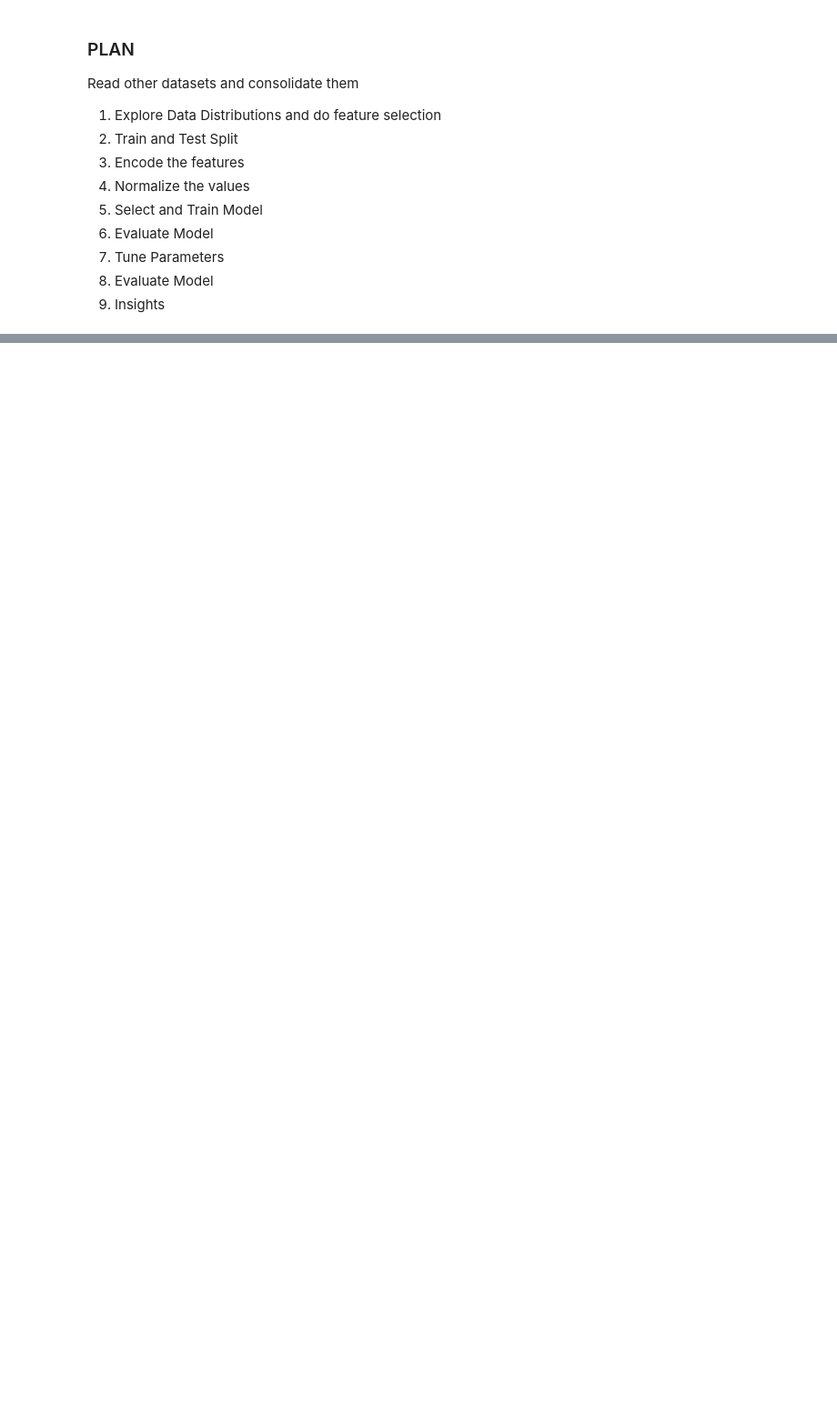
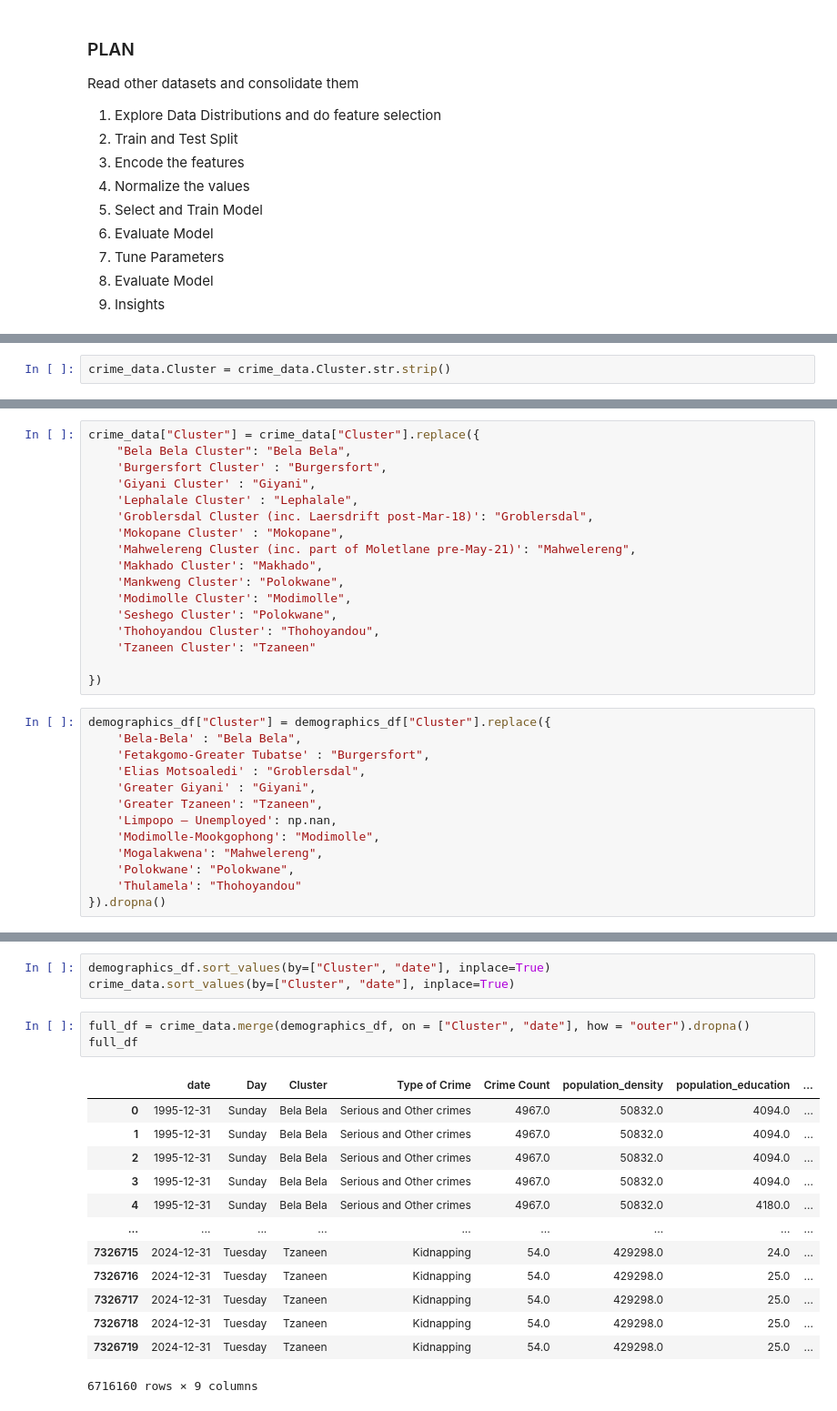
Before and after one commit to Thabiso-Lekwadu/Data-Science-Capstone-Project, a Jupyter notebook: Crime Data Cleaning.ipynb, the cells around one changed output, grey strips where cells are left out. Shown at 91% size. Drawn from its saved outputs; the diff is of its cells as text; blank space fills up the shorter version.

```diff
--- a/Crime Data Cleaning.ipynb
+++ b/Crime Data Cleaning.ipynb
@@ -92,0 +153,2 @@ Read other datasets and consolidate them
+# %%
+crime_data.Cluster = crime_data.Cluster.str.strip()
@@ -92,0 +172,30 @@ Read other datasets and consolidate them
+# %%
+crime_data["Cluster"] = crime_data["Cluster"].replace({
+    "Bela Bela Cluster": "Bela Bela",
+    'Burgersfort Cluster' : "Burgersfort",
+    'Giyani Cluster' : "Giyani",
+    'Lephalale Cluster' : "Lephalale",
+    'Groblersdal Cluster (inc. Laersdrift post-Mar-18)': "Groblersdal",
+    'Mokopane Cluster' : "Mokopane",
+    'Mahwelereng Cluster (inc. part of Moletlane pre-May-21)': "Mahwelereng",
+    'Makhado Cluster': "Makhado",
+    'Mankweng Cluster': "Polokwane",
+    'Modimolle Cluster': "Modimolle",
+    'Seshego Cluster': "Polokwane",
+    'Thohoyandou Cluster': "Thohoyandou",
+    'Tzaneen Cluster': "Tzaneen"
+
+})
+# %%
+demographics_df["Cluster"] = demographics_df["Cluster"].replace({
+    'Bela-Bela' : "Bela Bela",
+    'Fetakgomo-Greater Tubatse' : "Burgersfort",
+    'Elias Motsoaledi' : "Groblersdal",
+    'Greater Giyani' : "Giyani",
+    'Greater Tzaneen': "Tzaneen",
+    'Limpopo — Unemployed': np.nan,
+    'Modimolle-Mookgophong': "Modimolle",
+    'Mogalakwena': "Mahwelereng",
+    'Polokwane': "Polokwane",
+    'Thulamela': "Thohoyandou"
+}).dropna()
@@ -92,0 +208,20 @@ Read other datasets and consolidate them
+# %%
+demographics_df.sort_values(by=["Cluster", "date"], inplace=True)
+crime_data.sort_values(by=["Cluster", "date"], inplace=True)
+# %%
+full_df = crime_data.merge(demographics_df, on = ["Cluster", "date"], how = "outer").dropna()
+full_df
+# %% [output]
+|  | date | Day | Cluster | Type of Crime | Crime Count | population_density | population_education | ... |
+| 0 | 1995-12-31 | Sunday | Bela Bela | Serious and Other crimes | 4967.0 | 50832.0 | 4094.0 | ... |
+| 1 | 1995-12-31 | Sunday | Bela Bela | Serious and Other crimes | 4967.0 | 50832.0 | 4094.0 | ... |
+| 2 | 1995-12-31 | Sunday | Bela Bela | Serious and Other crimes | 4967.0 | 50832.0 | 4094.0 | ... |
+| 3 | 1995-12-31 | Sunday | Bela Bela | Serious and Other crimes | 4967.0 | 50832.0 | 4094.0 | ... |
+| 4 | 1995-12-31 | Sunday | Bela Bela | Serious and Other crimes | 4967.0 | 50832.0 | 4180.0 | ... |
+| ... | ... | ... | ... | ... | ... | ... | ... | ... |
+| 7326715 | 2024-12-31 | Tuesday | Tzaneen | Kidnapping | 54.0 | 429298.0 | 24.0 | ... |
+| 7326716 | 2024-12-31 | Tuesday | Tzaneen | Kidnapping | 54.0 | 429298.0 | 25.0 | ... |
+| 7326717 | 2024-12-31 | Tuesday | Tzaneen | Kidnapping | 54.0 | 429298.0 | 25.0 | ... |
+| 7326718 | 2024-12-31 | Tuesday | Tzaneen | Kidnapping | 54.0 | 429298.0 | 25.0 | ... |
+| 7326719 | 2024-12-31 | Tuesday | Tzaneen | Kidnapping | 54.0 | 429298.0 | 25.0 | ... |
+6716160 rows × 9 columns
```
Also changed, not shown: parts of 15 cells of this notebook.
